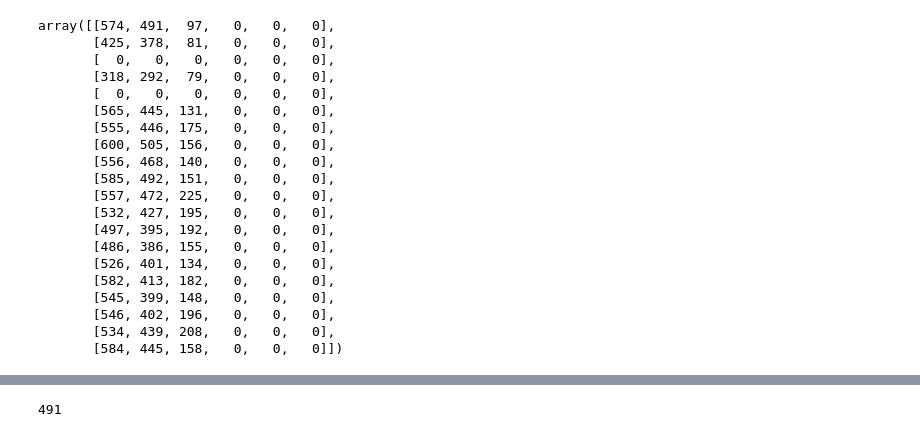
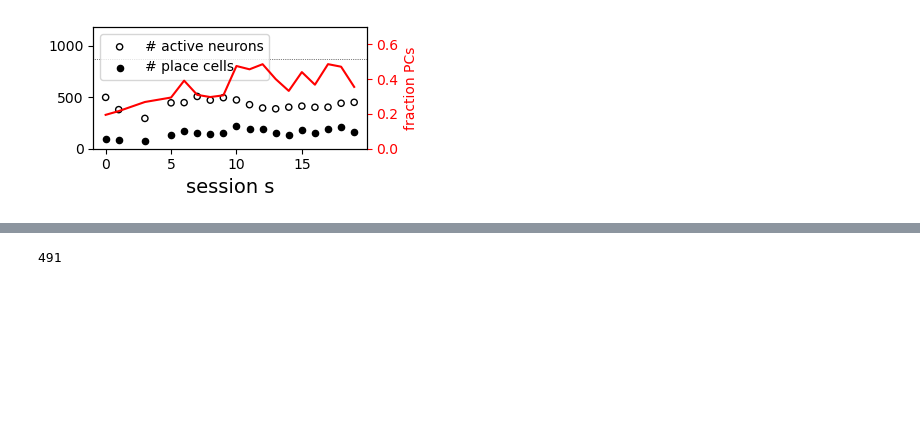
Before and after one commit to woxxel/PC_analysis, a Jupyter notebook: placefield_dynamics/cluster_analysis.ipynb, the cells around one changed output, grey strips where cells are left out. Saved outputs shown, nothing was run; the diff lists cells and outputs as text; code cells hidden in the pictures; blank space fills up the shorter version.

```diff
--- a/placefield_dynamics/cluster_analysis.ipynb
+++ b/placefield_dynamics/cluster_analysis.ipynb
@@ -18,29 +20,41 @@ The autoreload extension is already loaded. To reload it, use:
 # %%
-path_data = Path('../../data')
+path_data = Path("../../data")
 
-mouse = '579ad'
-suffix = '_redetected'
+mouse = "579ad"
+suffix = "_redetected"
 
-def get_all_paths(paths_session,paths):
-	paths = [(list(filter(lambda path: path.is_relative_to(session),paths)) or [None])[0] for session in paths_session]
-	return paths
+
+def get_all_paths(paths_session, paths):
+    paths = [
+        (list(filter(lambda path: path.is_relative_to(session), paths)) or [None])[0]
+        for session in paths_session
+    ]
+    return paths
 
 
 path_mouse = path_data / mouse
 
-path_matching = path_mouse / 'matching' / f'neuron_registration{suffix}.pkl'
+path_matching = path_mouse / "matching" / f"neuron_registration{suffix}.pkl"
 
-paths_session = sorted(path_mouse.glob('Session*'))
+paths_session = sorted(path_mouse.glob("Session*"))
 
-paths_behavior = sorted(path_mouse.glob(f'Session*/aligned_behavior.pkl'))
-paths_place_field_detection = sorted(path_mouse.glob(f'Session*/placefield_detection*{suffix}.hdf5'))
+paths_behavior = sorted(path_mouse.glob(f"Session*/aligned_behavior.pkl"))
+paths_place_field_detection = sorted(
+    path_mouse.glob(f"Session*/placefield_detection*{suffix}.hdf5")
+)
 # paths_place_field_detection = [path for ]
-paths_neuron_detection = sorted(path_mouse.glob(f'Session*/results*{suffix}.hdf5'))
+paths_neuron_detection = sorted(path_mouse.glob(f"Session*/results*{suffix}.hdf5"))
 
-paths_behavior = get_all_paths(paths_session,paths_behavior)
-paths_place_field_detection = get_all_paths(paths_session,paths_place_field_detection)
-paths_neuron_detection = get_all_paths(paths_session,paths_neuron_detection)
+paths_behavior = get_all_paths(paths_session, paths_behavior)
+paths_place_field_detection = get_all_paths(paths_session, paths_place_field_detection)
+paths_neuron_detection = get_all_paths(paths_session, paths_neuron_detection)
 
-c = cluster_analysis_plots(path_mouse,path_matching,paths_behavior,paths_place_field_detection, paths_neuron_detection)
+c = cluster_analysis_plots(
+    path_mouse,
+    path_matching,
+    paths_behavior,
+    paths_place_field_detection,
+    paths_neuron_detection,
+)
 # %%
 c.run_complete()
@@ -77,23 +97,4 @@ Function calculate_placefield_stability took 9.2085 seconds
-# %%
-c.status['activity'].sum(axis=0)
-# %% [output]
-array([[574, 491,  97,   0,   0,   0],
-       [425, 378,  81,   0,   0,   0],
-       [  0,   0,   0,   0,   0,   0],
-       [318, 292,  79,   0,   0,   0],
-       [  0,   0,   0,   0,   0,   0],
-       [565, 445, 131,   0,   0,   0],
-       [555, 446, 175,   0,   0,   0],
-       [600, 505, 156,   0,   0,   0],
-       [556, 468, 140,   0,   0,   0],
-       [585, 492, 151,   0,   0,   0],
-       [557, 472, 225,   0,   0,   0],
-       [532, 427, 195,   0,   0,   0],
-       [497, 395, 192,   0,   0,   0],
-       [486, 386, 155,   0,   0,   0],
-       [526, 401, 134,   0,   0,   0],
-       [582, 413, 182,   0,   0,   0],
-       [545, 399, 148,   0,   0,   0],
-       [546, 402, 196,   0,   0,   0],
-       [534, 439, 208,   0,   0,   0],
-       [584, 445, 158,   0,   0,   0]])
+# %%
+c.plot_matching_results()
+# %% [output]
+[figure, added]
```
Also changed, not shown: parts of 9 cells of this notebook, 5 other files.
